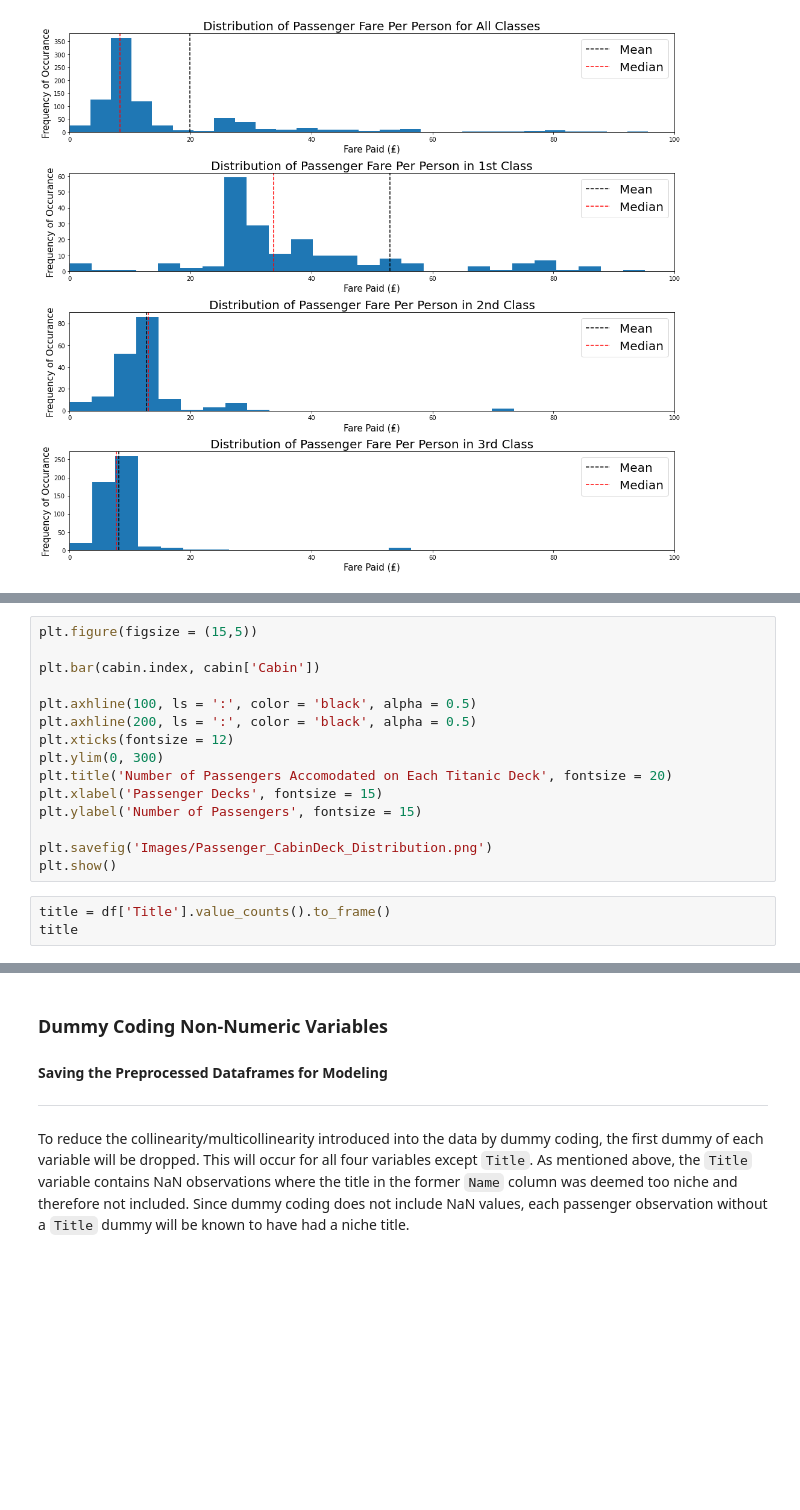
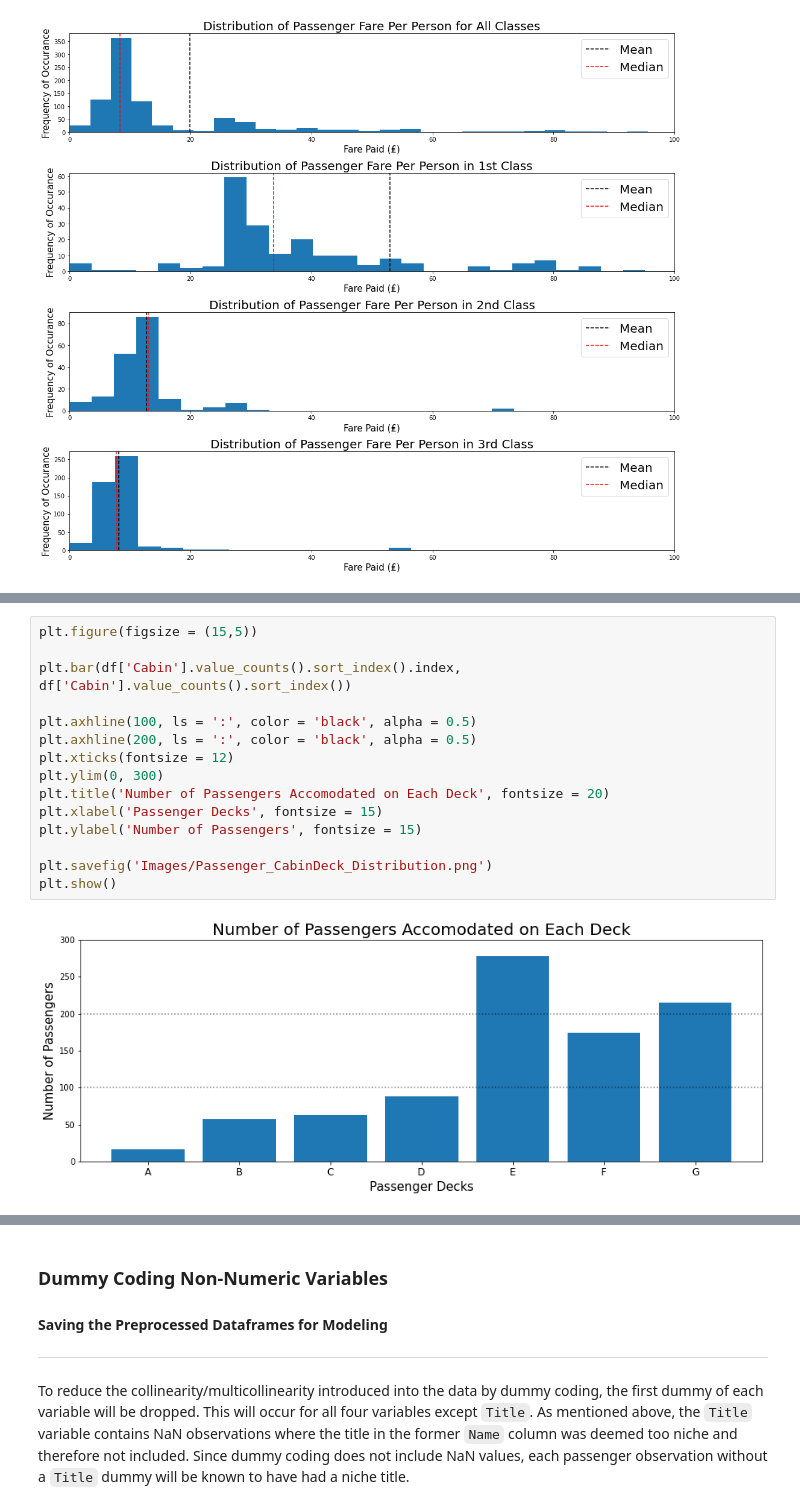
Before and after one commit to ddiston/Kaggle_Titanic, a Jupyter notebook: 01-Titanic_Preprocessing.ipynb, the cells around one changed output, grey strips where cells are left out. Saved outputs shown, nothing was run; the diff lists cells and outputs as text; blank space fills up the shorter version.

```diff
--- a/01-Titanic_Preprocessing.ipynb
+++ b/01-Titanic_Preprocessing.ipynb
@@ -1094,21 +1130,20 @@ cabin
 # %%
 plt.figure(figsize = (15,5))
 
-plt.bar(cabin.index, cabin['Cabin'])
+plt.bar(df['Cabin'].value_counts().sort_index().index, df['Cabin'].value_counts().sort_index())
 
 plt.axhline(100, ls = ':', color = 'black', alpha = 0.5)
 plt.axhline(200, ls = ':', color = 'black', alpha = 0.5)
 plt.xticks(fontsize = 12)
 plt.ylim(0, 300)
-plt.title('Number of Passengers Accomodated on Each Titanic Deck', fontsize = 20)
+plt.title('Number of Passengers Accomodated on Each Deck', fontsize = 20)
 plt.xlabel('Passenger Decks', fontsize = 15)
 plt.ylabel('Number of Passengers', fontsize = 15)
 
 plt.savefig('Images/Passenger_CabinDeck_Distribution.png')
 plt.show()
+# %% [output]
+[figure, added]
-# %%
-title = df['Title'].value_counts().to_frame()
-title
 # %%
 sex = df['Sex'].value_counts().to_frame()
 sex
```
Also changed, not shown: parts of 18 cells of this notebook.
